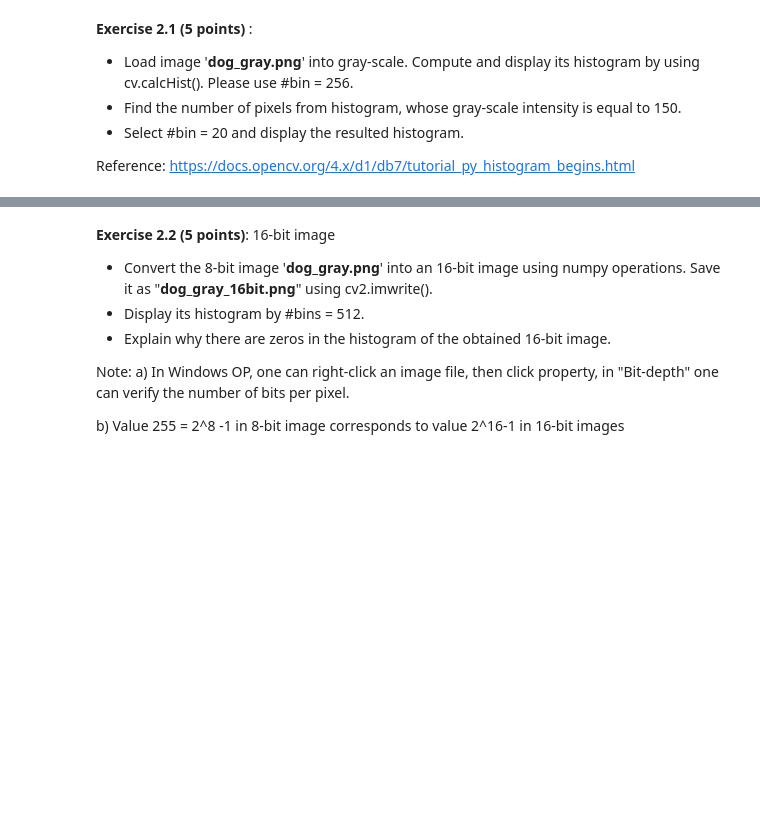
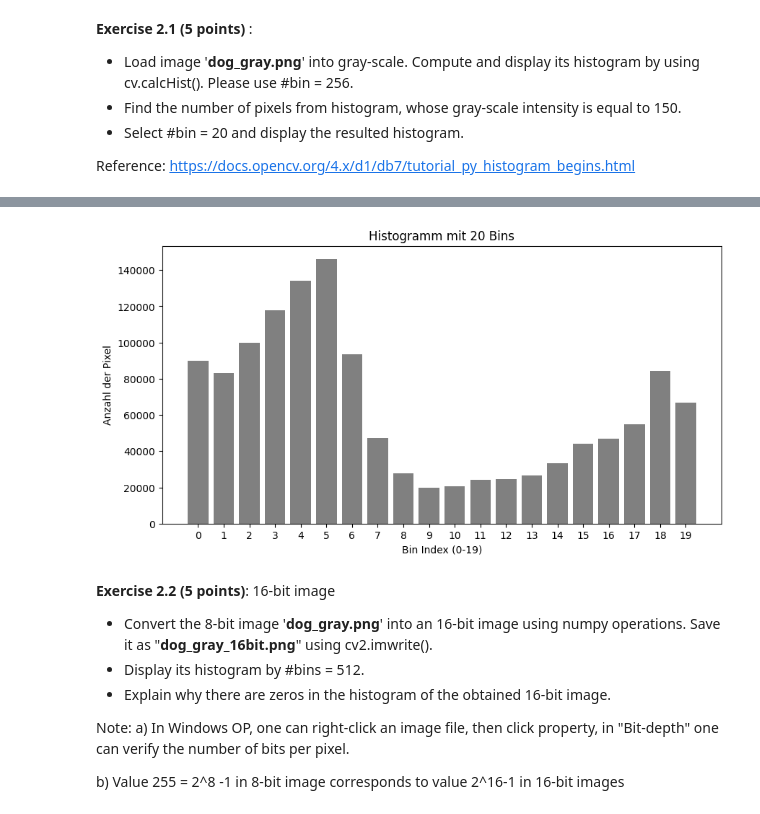
Before and after one commit to Ambos14/ComputerVision26, a Jupyter notebook: Praktikum 1/L02.ipynb, the cells around one changed output, grey strips where cells are left out. Cells and saved outputs as stored; diff of their text form; code cells hidden in the pictures; blank space fills up the shorter version.

```diff
--- a/Praktikum 1/L02.ipynb
+++ b/Praktikum 1/L02.ipynb
@@ -140,3 +159,20 @@ Reference: https://docs.opencv.org/4.x/d1/db7/tutorial_py_histogram_begins.html
+# %%
+# 1. Histogramm mit nur 20 Bins berechnen
+# [dog_gray]: Dein Bild, [0]: Kanal, None: Keine Maske, [20]: Anzahl Bins, [0, 256]: Wertebereich
+hist_20 = cv2.calcHist([dog_gray], [0], None, [20], [0, 256])
+
+# 2. Das Ergebnis anzeigen
+plt.figure(figsize=(10, 5))
+# Bei wenigen Bins ist ein Balkendiagramm (bar) oft übersichtlicher als eine Linie (plot)
+plt.bar(range(20), hist_20.flatten(), width=0.8, color='gray')
+
+plt.title("Histogramm mit 20 Bins")
+plt.xlabel("Bin Index (0-19)")
+plt.ylabel("Anzahl der Pixel")
+plt.xticks(range(20)) # Zeigt alle 20 Ticks auf der X-Achse
+plt.show()
+# %% [output]
+[figure, added]
 # %% [markdown]
 **Exercise 2.2 (5 points)**: 16-bit image
 
```
Also changed, not shown: parts of 3 cells of this notebook.
